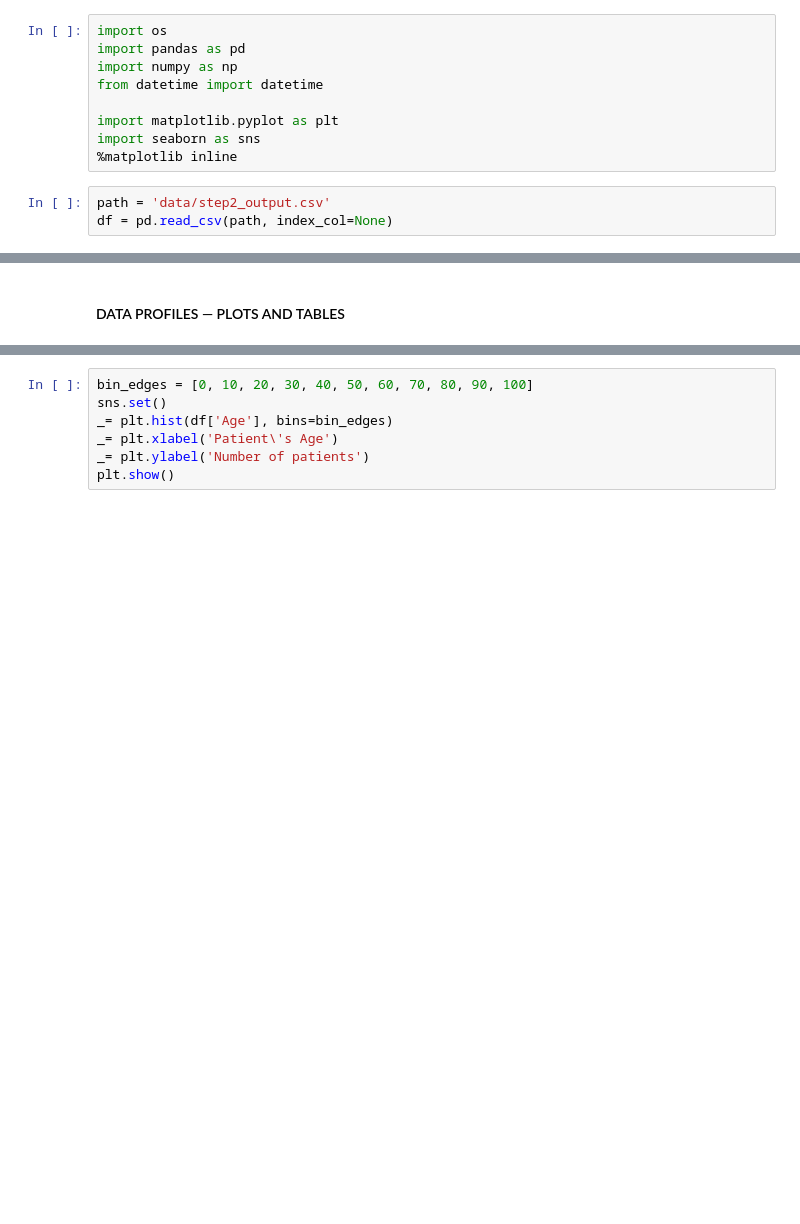
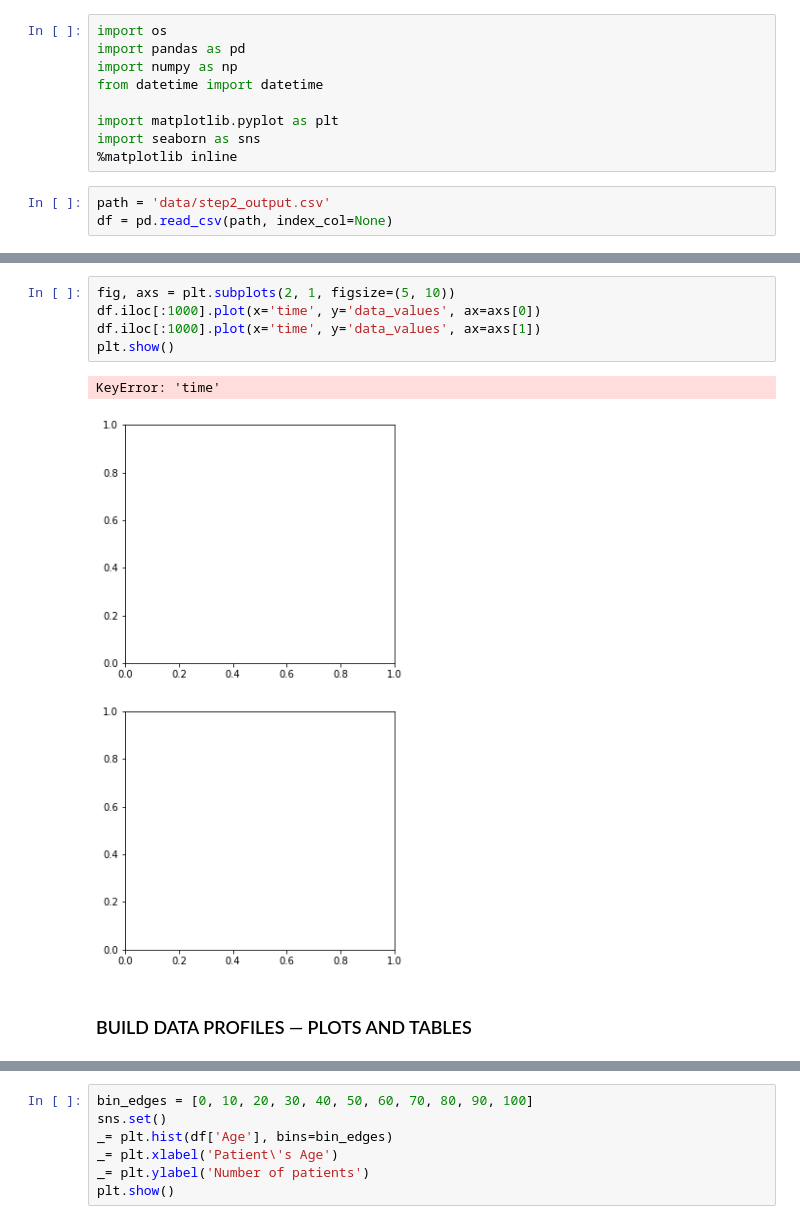
Before and after one commit to asaadkhattab/MedicalAppointmentNoShowsCapstone, a Jupyter notebook: 3_ExploratoryDataAnalysis.ipynb, the cells around one changed output, grey strips where cells are left out. Saved outputs shown, nothing was run; the diff lists cells and outputs as text; blank space fills up the shorter version.

```diff
--- a/3_ExploratoryDataAnalysis.ipynb
+++ b/3_ExploratoryDataAnalysis.ipynb
@@ -38,5 +64,13 @@ df.describe().T
 | Alcoholism | 110517.0 | 3.040256e-02 | 1.716931e-01 | 0.0 | 0.000000e+00 | 0.000000e+00 | 0.000000e+00 | 1.000000e+00 |
 | Handicap | 110517.0 | 2.221378e-02 | 1.614428e-01 | 0.0 | 0.000000e+00 | 0.000000e+00 | 0.000000e+00 | 4.000000e+00 |
 | SMSSent | 110517.0 | 3.210456e-01 | 4.668804e-01 | 0.0 | 0.000000e+00 | 0.000000e+00 | 1.000000e+00 | 1.000000e+00 |
+# %%
+fig, axs = plt.subplots(2, 1, figsize=(5, 10))
+df.iloc[:1000].plot(x='time', y='data_values', ax=axs[0])
+df.iloc[:1000].plot(x='time', y='data_values', ax=axs[1])
+plt.show()
+# %% [output]
+KeyError: 'time'
+[figure, added]
 # %% [markdown]
-####  DATA PROFILES — PLOTS AND TABLES
+###  BUILD DATA PROFILES — PLOTS AND TABLES
```
Also changed, not shown: parts of 11 cells of this notebook, 5 other files.
